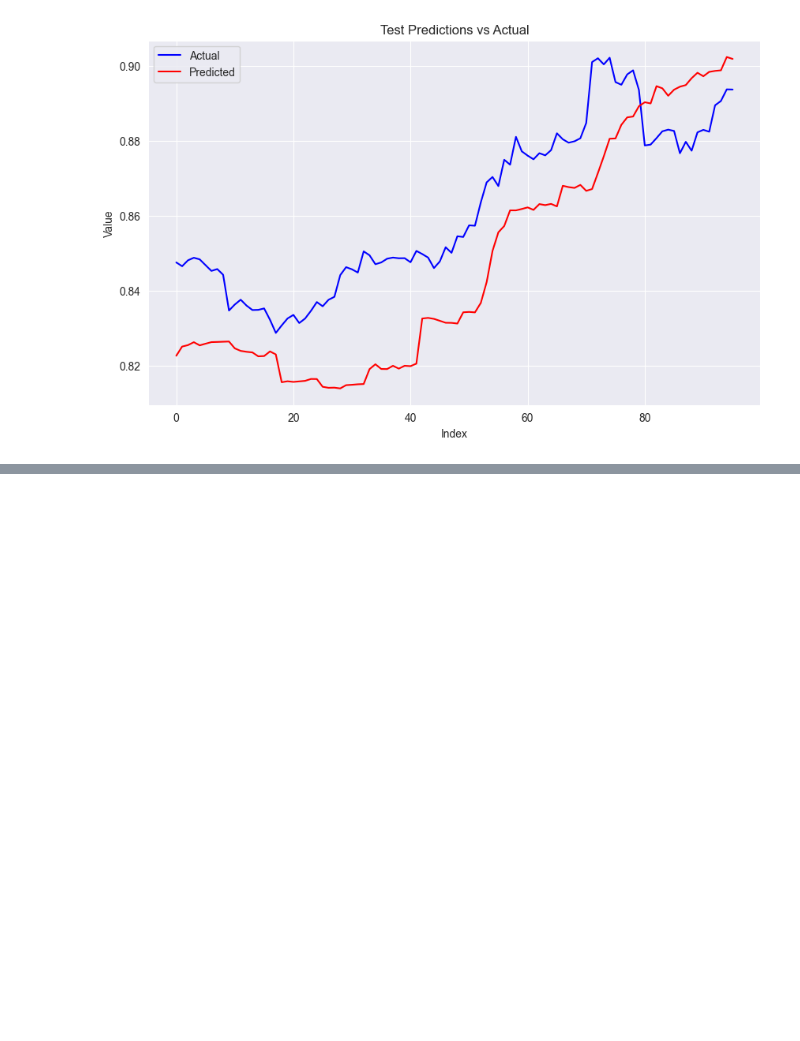
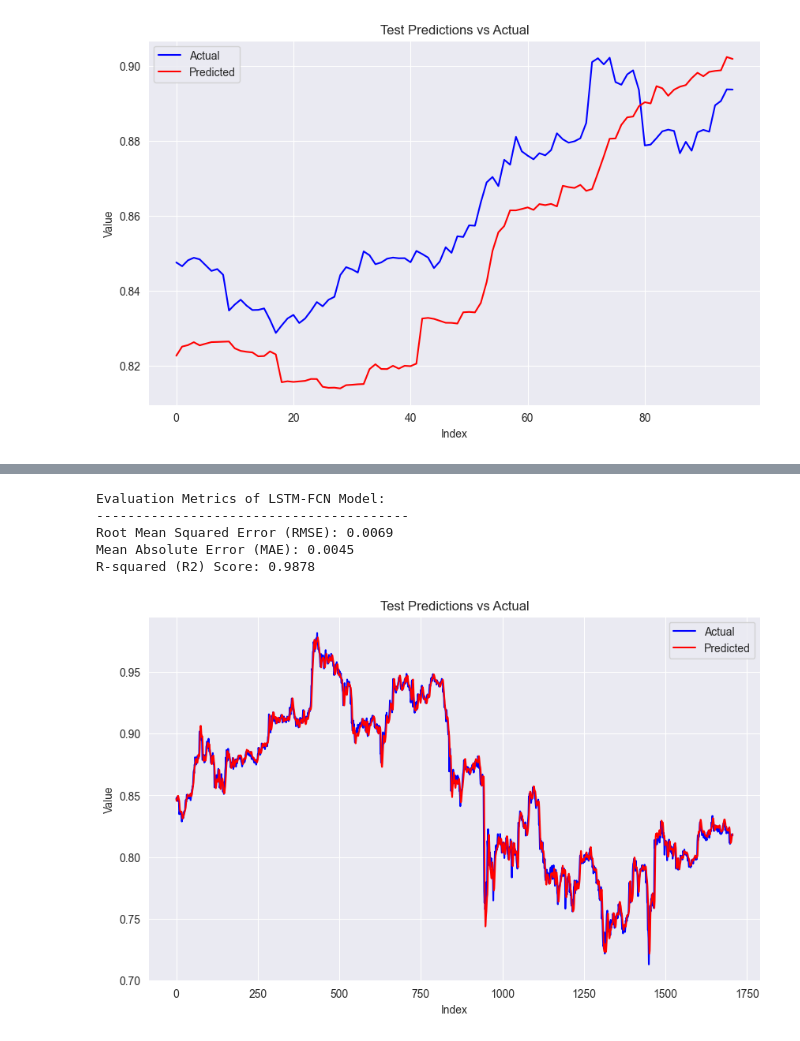
Before and after one commit to emrecobann/SurfingBTCWaves, a Jupyter notebook: SurfingBTC.ipynb, the cells around one changed output, grey strips where cells are left out. Saved outputs shown, nothing was run; the diff lists cells and outputs as text; code cells hidden in the pictures; blank space fills up the shorter version.

```diff
--- a/SurfingBTC.ipynb
+++ b/SurfingBTC.ipynb
@@ -1172,0 +1229,29 @@ plot_predictions(test_seq_y[:96], test_preds[:96])
+# %%
+# Convert sliding window data to PyTorch tensors
+train_seq_x_tensor = torch.tensor(train_seq_x, dtype=torch.float32)
+train_seq_y_tensor = torch.tensor(train_seq_y, dtype=torch.float32)
+val_seq_x_tensor = torch.tensor(val_seq_x, dtype=torch.float32)
+val_seq_y_tensor = torch.tensor(val_seq_y, dtype=torch.float32)
+test_seq_x_tensor = torch.tensor(test_seq_x, dtype=torch.float32)
+test_seq_y_tensor = torch.tensor(test_seq_y, dtype=torch.float32)
+
+
+# Create DataLoader for train and validation data
+train_dataset = TensorDataset(train_seq_x_tensor, train_seq_y_tensor)
+train_loader = DataLoader(train_dataset, batch_size=batch_size, shuffle=True)
+val_dataset = TensorDataset(val_seq_x_tensor, val_seq_y_tensor)
+val_loader = DataLoader(val_dataset, batch_size=batch_size)
+test_dataset = TensorDataset(test_seq_x_tensor, test_seq_y_tensor)
+test_loader = DataLoader(test_dataset, batch_size=batch_size)
+
+
+input_shape = (window_size, len(X_train.columns))
+# Initialize and build the model
+model = LSTM_FCN_Model((input_shape), 1)
+criterion = nn.MSELoss()
+optimizer = optim.Adam(model.parameters(), lr=1e-3)
+scheduler = ReduceLROnPlateau(optimizer, mode='min', factor=0.25, patience=5, min_lr=1e-8)
+early_stopping = EarlyStopping(patience=21)
+
+# Train the model
+train_model(model, train_loader, val_loader, criterion, optimizer, scheduler=scheduler, early_stopping=early_stopping, num_epochs=epochs)
@@ -1172,0 +1272,16 @@ plot_predictions(test_seq_y[:96], test_preds[:96])
+# %%
+# Evaluate the model
+test_preds = predict(model, test_loader)
+
+# Evaluation of predictions
+evaluate_predictions("LSTM-FCN Model", test_seq_y, test_preds)
+
+# Plot the predictions
+plot_predictions(test_seq_y, test_preds)
+# %% [output]
+Evaluation Metrics of LSTM-FCN Model:
+----------------------------------------
+Root Mean Squared Error (RMSE): 0.0069
+Mean Absolute Error (MAE): 0.0045
+R-squared (R2) Score: 0.9878
+[figure, added]
```
Also changed, not shown: parts of 11 cells of this notebook.
